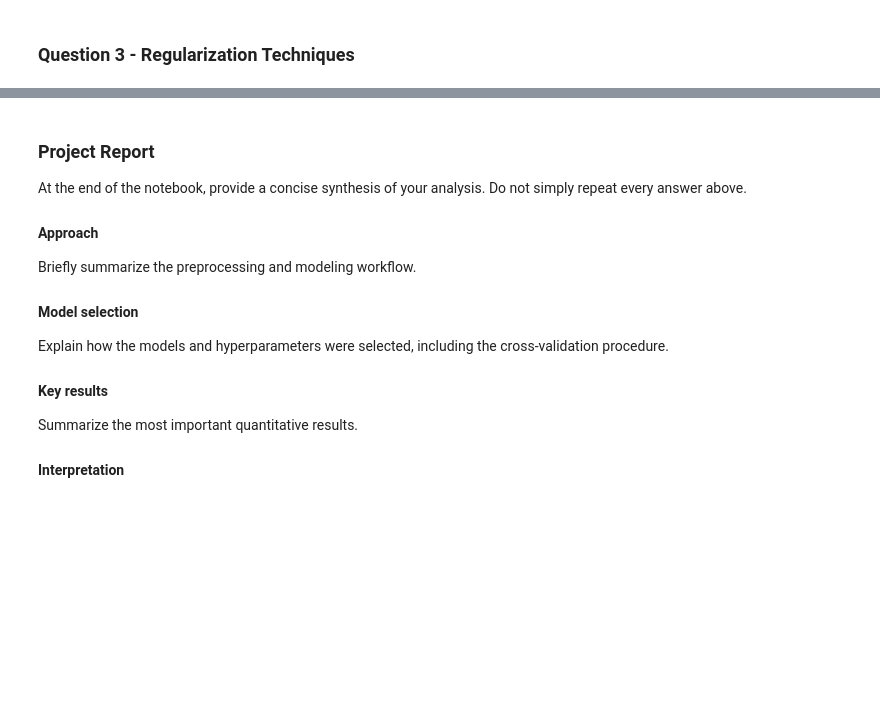
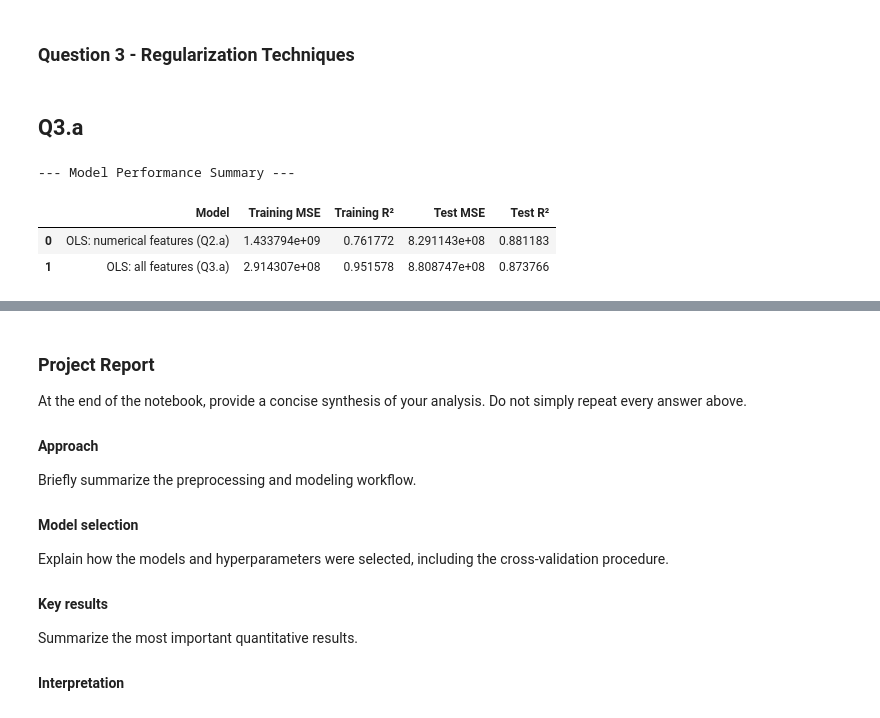
Before and after one commit to minieden/MachineLearningInFinanceProj1, a Jupyter notebook: Coding_Project_1.ipynb, the cells around one changed output, grey strips where cells are left out. Saved outputs shown, nothing was run; the diff lists cells and outputs as text; code cells hidden in the pictures; blank space fills up the shorter version.

```diff
--- a/Coding_Project_1.ipynb
+++ b/Coding_Project_1.ipynb
@@ -1041,2 +895,81 @@ Pipeline(steps=[('preprocessor',
 # %% [markdown]
 ### Question 3 - Regularization Techniques
+# %% [markdown]
+## Q3.a
+# %%
+from sklearn.compose import ColumnTransformer
+from sklearn.pipeline import Pipeline
+from sklearn.impute import SimpleImputer
+from sklearn.preprocessing import StandardScaler, OneHotEncoder
+from sklearn.decomposition import TruncatedSVD
+from sklearn.linear_model import Ridge, Lasso, ElasticNet, LinearRegression
+from sklearn.model_selection import GridSearchCV, KFold
+from sklearn.preprocessing import FunctionTransformer
+# 3.a) Fit OLS using ALL prepared explanatory variables (numerical + categorical).
+#
+# Use the prepared Housing dataset from Question 1.d).
+ols=LinearRegression(fit_intercept=True)
+ols.fit(X_train, y_train)
+
+# Required output:
+# - In-sample and out-of-sample MSE and R^2 on the ORIGINAL SalePrice scale.
+# - If the target was transformed, inverse-transform predictions before computing
+#   these metrics.
+
+# Original target scale
+y_train_orig = np.exp(y_train)
+y_test_orig = np.exp(y_test)
+
+# Metrics for Model 1: OLS with numerical features only (Q2.a)
+y_train_pred_trans_num = ols_num.predict(X_train_num)
+y_test_pred_trans_num = ols_num.predict(X_test_num)
+y_train_pred_original_num = np.exp(y_train_pred_trans_num)
+y_test_pred_original_num = np.exp(y_test_pred_trans_num)
+
+mse_train_original_num = mean_squared_error(y_train_orig, y_train_pred_original_num)
+mse_test_original_num = mean_squared_error(y_test_orig, y_test_pred_original_num)
+r2_train_original_num = r2_score(y_train_orig, y_train_pred_original_num)
+r2_test_original_num = r2_score(y_test_orig, y_test_pred_original_num)
+
+# Metrics for Model 2: OLS with all features (Q3.a)
+y_train_pred_trans = ols.predict(X_train)
+y_test_pred_trans = ols.predict(X_test)
+y_train_pred_original = np.exp(y_train_pred_trans)
+y_test_pred_original = np.exp(y_test_pred_trans)
+
+mse_train_original = mean_squared_error(y_train_orig, y_train_pred_original)
+mse_test_original = mean_squared_error(y_test_orig, y_test_pred_original)
+r2_train_original = r2_score(y_train_orig, y_train_pred_original)
+r2_test_original = r2_score(y_test_orig, y_test_pred_original)
+
+
+# - Compare the results with the regression using only numerical features from
+#   Question 2.a).
+# - Does including the categorical features improve out-of-sample predictive
+#   performance?
+# - How does the gap between in-sample and out-of-sample performance change?
+
+comparison_ols = pd.DataFrame([
+    {
+        "Model": "OLS: numerical features (Q2.a)",
+        "Training MSE": mse_train_original_num,
+        "Training R²": r2_train_original_num,
+        "Test MSE": mse_test_original_num,
+        "Test R²": r2_test_original_num
+    },
+    {
+        "Model": "OLS: all features (Q3.a)",
+        "Training MSE": mse_train_original,
+        "Training R²": r2_train_original,
+        "Test MSE": mse_test_original,
+        "Test R²": r2_test_original
+    }
+])
+
+print("\n--- Model Performance Summary ---")
+display(comparison_ols)
+# %% [output]
+--- Model Performance Summary ---
+|  | Model | Training MSE | Training R² | Test MSE | Test R² |
+| 0 | OLS: numerical features (Q2.a) | 1.433794e+09 | 0.761772 | 8.291143e+08 | 0.881183 |
+| 1 | OLS: all features (Q3.a) | 2.914307e+08 | 0.951578 | 8.808747e+08 | 0.873766 |
```
Also changed, not shown: parts of 10 cells of this notebook.
